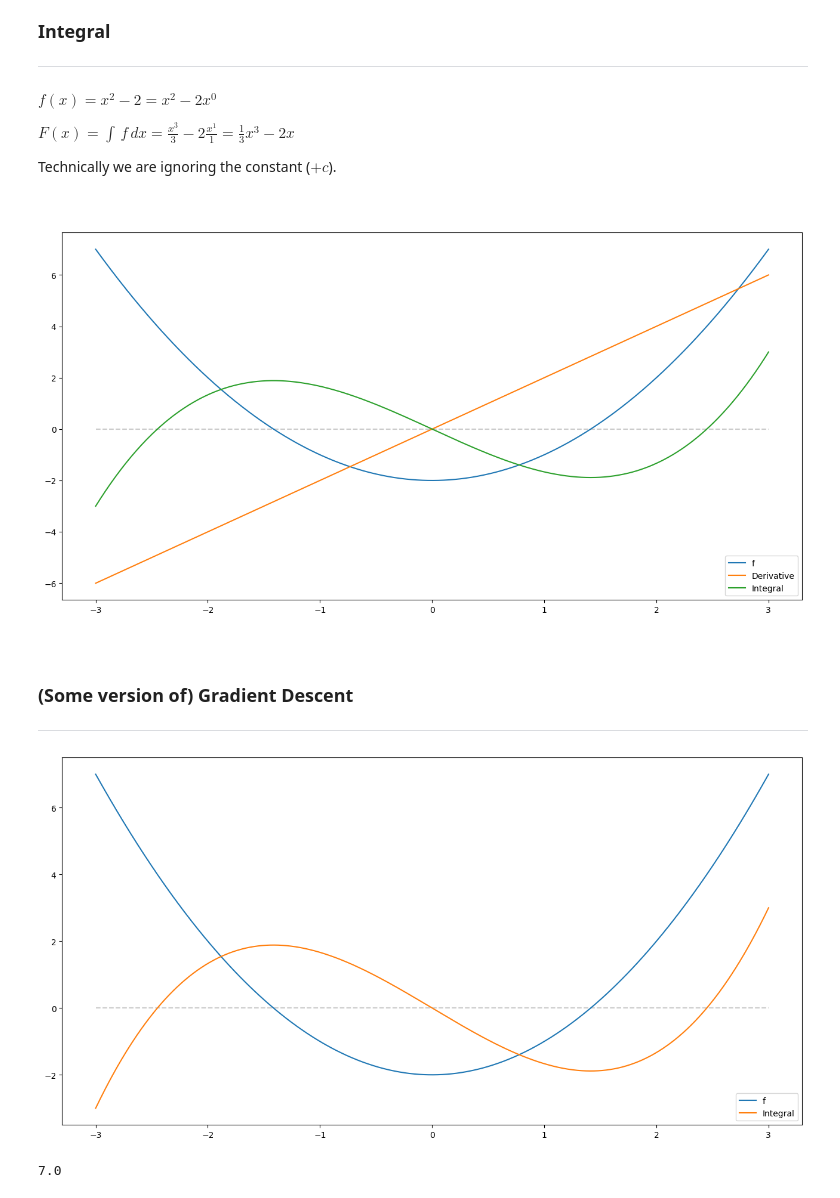
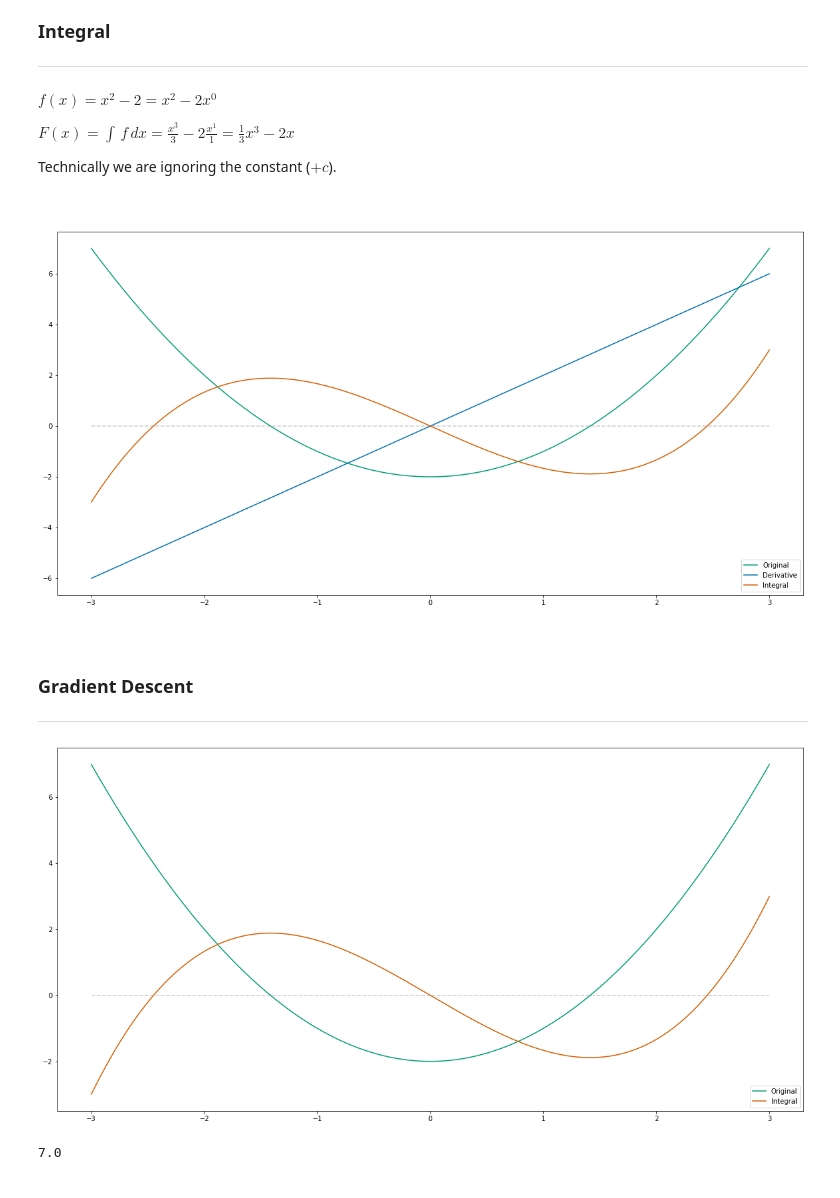
Before and after one commit to ianmcloughlin/jupyter-teaching-notebooks, a Jupyter notebook: optimisation.ipynb, the cells around one changed output. Drawn from its saved outputs; the diff is of its cells as text; code cells hidden in the pictures.

```diff
--- a/optimisation.ipynb
+++ b/optimisation.ipynb
@@ -10,10 +10,10 @@ import matplotlib.pyplot as plt
 import numpy as np
 # %%
 # Pyplot style.
-plt.style.use('default')
+plt.style.use('seaborn-colorblind')
 
 # Change the default figure size.
-plt.rcParams["figure.figsize"] = (16,8)
+plt.rcParams["figure.figsize"] = (20, 10)
 # %% [markdown]
 <br>
 
@@ -34,9 +34,6 @@ When $f(x) = 0$, what is $x$?
 # The function above.
 def f(x):
     return x**2 - 2.0
-# %%
-# An array of values for the plot.
-x = np.linspace(-3.0, 3.0, 1000)
 # %%
 # Create a plot.
 fig, ax = plt.subplots()
@@ -111,6 +115,6 @@ $y = m(x - x_1) + y_1$
 <br>
 # %%
 # An array of values for the plot.
-x = np.linspace(1.0, 5.0, 1000)
+xvals = np.linspace(0.0, 6.0, 1000)
 # %%
 # The tangent of f(x) at f(3.0).
@@ -138,6 +139,3 @@ ax.legend();
-# %%
-# An array of values for the plot.
-x = np.linspace(-3.0, 3.0, 1000)
 # %%
 # Generic tangent calculation.
 def tan_at_x1(x, x1):
@@ -183,46 +184,52 @@ def F(x):
 # %%
 # Create a plot.
 fig, ax = plt.subplots()
 
+# An array of values for plotting f(x).
+xvals = np.linspace(-3.0, 3.0, 1000)
+
 # Plot x axis.
-ax.plot(x, x * 0.0, color='k', alpha=0.2, linestyle='--')
+ax.plot(xvals, xvals * 0.0, color='k', alpha=0.2, linestyle='--')
 
 # Plot f(x).
-ax.plot(x, f(x), label='f')
+ax.plot(xvals, f(xvals), color='C1', label='Original')
 
 # Plot f'(x).
-ax.plot(x, df(x), label='Derivative')
+ax.plot(xvals, df(xvals), color='C0', label='Derivative')
 
 # Plot F(x).
-ax.plot(x, F(x), label='Integral')
+ax.plot(xvals, F(xvals), color='C2', label='Integral')
 
 # Legend.
 ax.legend();
 # %% [output]
-[figure, old version]
+[figure, new version]
 # %% [markdown]
 <br>
 
-### (Some version of) Gradient Descent
+### Gradient Descent
 
 ***
 # %%
 # Create a plot.
 fig, ax = plt.subplots()
 
+# An array of values for plotting f(x).
+xvals = np.linspace(-3.0, 3.0, 1000)
+
 # Plot x axis.
-ax.plot(x, x * 0.0, color='k', alpha=0.2, linestyle='--')
+ax.plot(xvals, xvals * 0.0, color='k', alpha=0.2, linestyle='--')
 
 # Plot f(x).
-ax.plot(x, f(x), label='f')
+ax.plot(xvals, f(xvals), color='C1', label='Original')
 
 # Plot F(x).
-ax.plot(x, F(x), label='Integral')
+ax.plot(xvals, F(xvals), color='C2', label='Integral')
 
 # Legend.
 ax.legend();
 # %% [output]
-[figure, old version]
+[figure, new version]
 # %%
 # An initial guess at the square root.
 guess = 3.0
```
Also changed, not shown: parts of 25 cells of this notebook.
